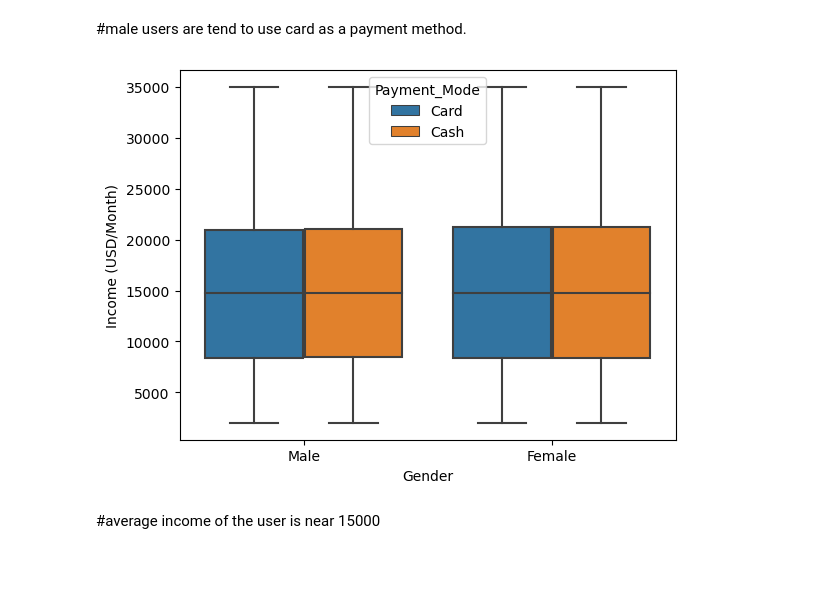
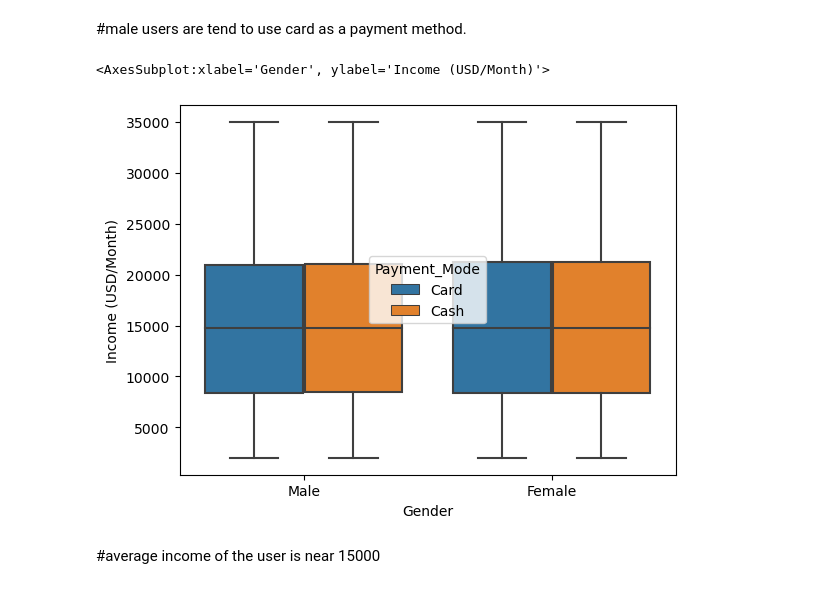
Before and after one commit to AN-SAFAWAT/EDA-Cab_Invenstment-with-ML, a Jupyter notebook: City_cab_data_analysis.ipynb, the cells around one changed output. Saved outputs shown, nothing was run; the diff lists cells and outputs as text; code cells hidden in the pictures.

```diff
--- a/City_cab_data_analysis.ipynb
+++ b/City_cab_data_analysis.ipynb
@@ -180,10 +180,10 @@ sns.countplot(x='Gender',hue='Payment_Mode',data=cus_tran_data)
 # %% [markdown]
 #male users are tend to use card as a payment method.
 # %%
-ax=sns.boxplot(x='Gender',y='Income (USD/Month)',hue='Payment_Mode',data=cus_tran_data,)
-sns.move_legend(ax,'upper center')
+sns.boxplot(x='Gender',y='Income (USD/Month)',hue='Payment_Mode',data=cus_tran_data,)
 # %% [output]
+<AxesSubplot:xlabel='Gender', ylabel='Income (USD/Month)'>
-[figure, old version]
+[figure, new version]
 # %% [markdown]
 #average income of the user is near 15000
 # %%
```
Also changed, not shown: parts of 20 cells of this notebook.
